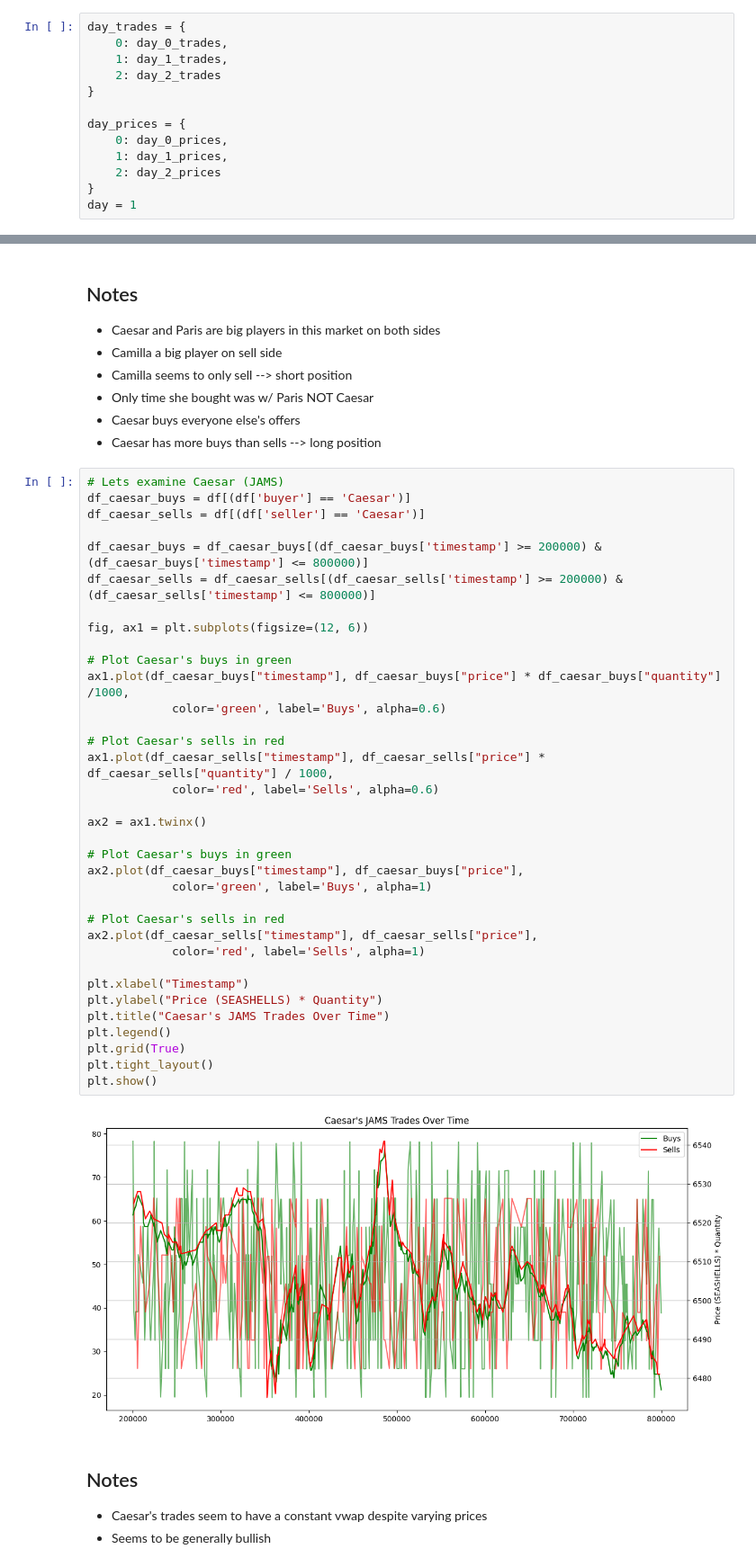
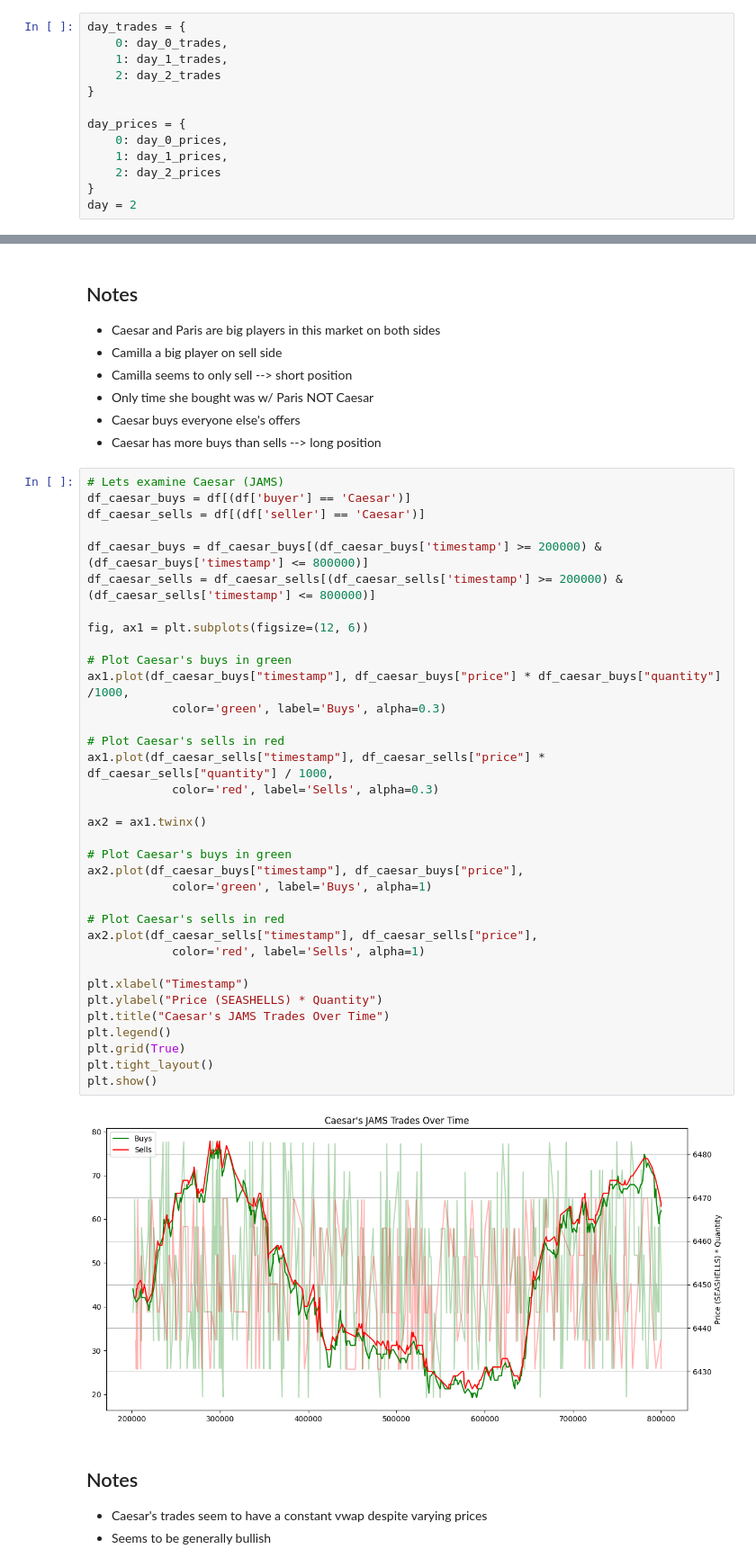
Before and after one commit to PranavMantri/imc_2025, a Jupyter notebook: notebooks/agent_jams_research.ipynb, the cells around one changed output, grey strips where cells are left out. Shown: that part at 90% size. Cells and saved outputs as stored; diff of their text form.

```diff
--- a/notebooks/agent_jams_research.ipynb
+++ b/notebooks/agent_jams_research.ipynb
@@ -45,7 +45,7 @@ day_prices = {
     1: day_1_prices,
     2: day_2_prices
 }
-day = 1
+day = 2
 # %%
 df = day_trades[day][day_trades[day]["symbol"] == "JAMS"]
 
@@ -131,36 +131,36 @@ df_caesar_sells = df[(df['seller'] == 'Caesar')]
 
 df_caesar_buys = df_caesar_buys[(df_caesar_buys['timestamp'] >= 200000) & (df_caesar_buys['timestamp'] <= 800000)]
 df_caesar_sells = df_caesar_sells[(df_caesar_sells['timestamp'] >= 200000) & (df_caesar_sells['timestamp'] <= 800000)]
 
 fig, ax1 = plt.subplots(figsize=(12, 6))
 
 # Plot Caesar's buys in green
 ax1.plot(df_caesar_buys["timestamp"], df_caesar_buys["price"] * df_caesar_buys["quantity"] /1000,
-            color='green', label='Buys', alpha=0.6)
+            color='green', label='Buys', alpha=0.3)
 
 # Plot Caesar's sells in red
 ax1.plot(df_caesar_sells["timestamp"], df_caesar_sells["price"] * df_caesar_sells["quantity"] / 1000,
-            color='red', label='Sells', alpha=0.6)
+            color='red', label='Sells', alpha=0.3)
 
 ax2 = ax1.twinx()
 
 # Plot Caesar's buys in green
 ax2.plot(df_caesar_buys["timestamp"], df_caesar_buys["price"],
             color='green', label='Buys', alpha=1)
 
 # Plot Caesar's sells in red
 ax2.plot(df_caesar_sells["timestamp"], df_caesar_sells["price"],
             color='red', label='Sells', alpha=1)
 
 plt.xlabel("Timestamp")
 plt.ylabel("Price (SEASHELLS) * Quantity")
 plt.title("Caesar's JAMS Trades Over Time")
 plt.legend()
 plt.grid(True)
 plt.tight_layout()
 plt.show()
 # %% [output]
-[figure, old version]
+[figure, new version]
 # %% [markdown]
 ## Notes
 
```
Also changed, not shown: parts of 5 cells of this notebook, 1 other file.
